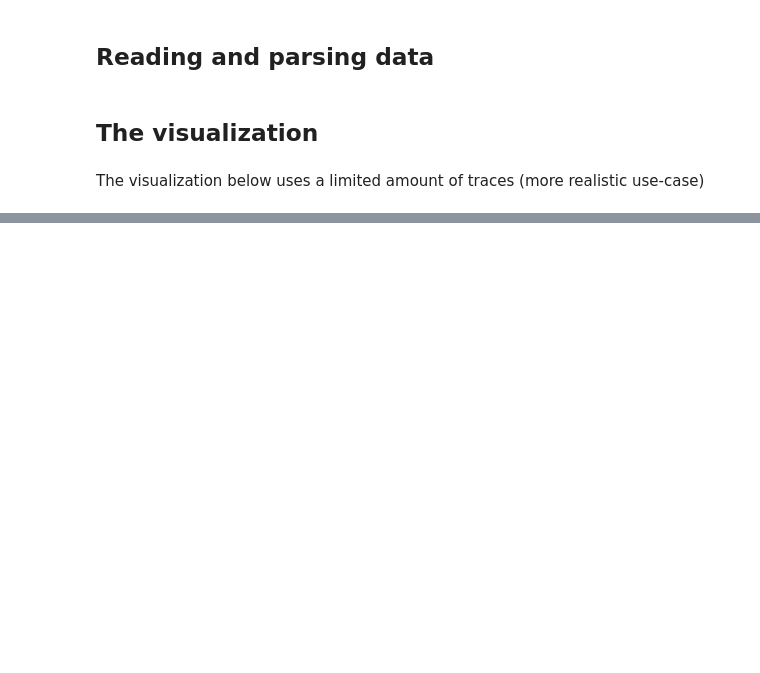
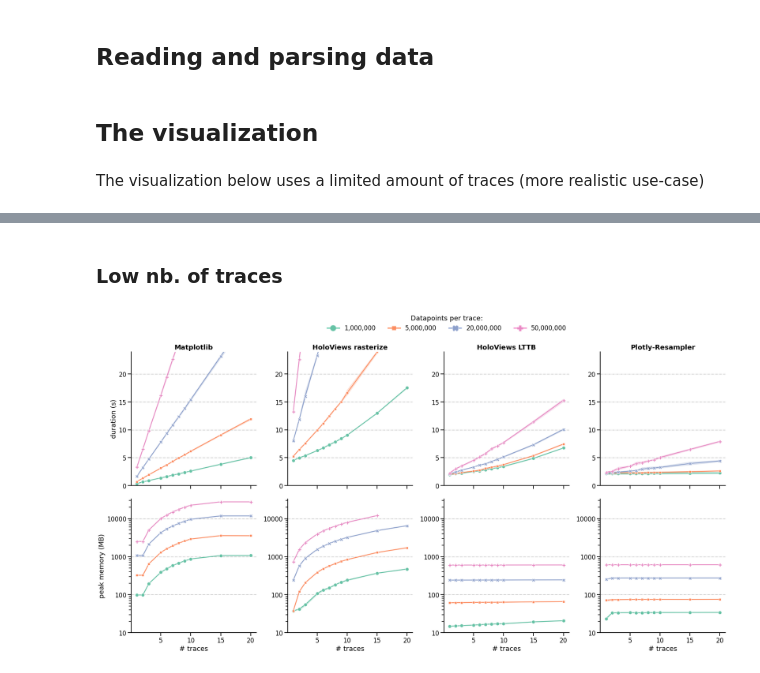
Before and after one commit to predict-idlab/plotly-resampler-benchmarks, a Jupyter notebook: code/benchmark_visualizations.ipynb, the cells around one changed output, grey strips where cells are left out. Drawn from its saved outputs; the diff is of its cells as text; code cells hidden in the pictures; blank space fills up the shorter version.

```diff
--- a/code/benchmark_visualizations.ipynb
+++ b/code/benchmark_visualizations.ipynb
@@ -144,0 +191,10 @@ plt.subplots_adjust(wspace=0.2, hspace=0.2)
+# %%
+data_sizes = (
+    pd.Series(df_mem_viz["n"].unique())
+    .str.replace(",", "")
+    .astype(int)
+    .sort_values()
+    .map(lambda x: f"{x:,}")
+    .to_list()
+)
+data_sizes[2:]
@@ -144,0 +215,70 @@ plt.subplots_adjust(wspace=0.2, hspace=0.2)
+# %% [markdown]
+### Low nb. of traces
+# %%
+row_order = ["duration (s)", "peak memory (MB)"]
+g = sns.relplot(
+    data=df_mem_viz[
+        (df_mem_viz.nb_traces < 30)
+        & (df_mem_viz.nb_traces > 0)
+        & (df_mem_viz.n.isin(data_sizes[5:][::2] + data_sizes[-1:]))
+    ]
+    .rename({"memory (MB)": "peak memory (MB)"})
+    .melt(id_vars=["nb_traces", "toolkit", "index", "n"])
+    .rename(
+        columns={
+            "nb_traces": "# traces",
+            "n": "datapoints per trace",
+        }
+    ),
+    kind="line",
+    hue="datapoints per trace",
+    style="datapoints per trace",
+    markers=True,
+    dashes=False,
+    x="# traces",
+    y="value",
+    row="variable",
+    height=6,
+    palette="Set2",
+    col="toolkit",
+    col_order=[
+        "Matplotlib",
+        "HoloViews rasterize",
+        "HoloViews LTTB",
+        "Plotly-Resampler",
+    ],
+    hue_order=data_sizes[5:][::2] + data_sizes[-1:],
+    facet_kws={"sharey": False},
+)
+g.set_titles("{col_name}")
+plt.setp(g.legend.get_lines(), linewidth=3, markersize=15)
+sns.move_legend(
+    g,
+    "lower center",
+    bbox_to_anchor=(0.5, 1),
+    ncol=4,
+    title="Datapoints per trace:",
+    frameon=False,
+)
+
+for ax in g.axes[0]:
+    ax.set_ylim(0, 24)
+    # ax.set_xlim(0, 15)
+    ax.set_title(ax.title.get_text(), fontdict=dict(fontweight="bold"))
+    ax.grid(True, axis="y", linewidth=1, linestyle="dashdot")
+
+for ax in g.axes[1]:
+    ax.grid(True, axis="y", linewidth=1, linestyle="dashdot")
+    ax.set_title("")
+    # ax.set_xlim(0, 15)
+    ax.set_ylim(10, 33_000)
+    ax.set_yscale("log")
+    # ax.set_yticks([10, 100, 1000, 5_000])
+    ax.get_yaxis().set_major_formatter(matplotlib.ticker.ScalarFormatter())
+
+for row_axs, row_name in zip(g.axes, row_order):
+    row_axs[0].set_ylabel(row_name)
+
+plt.subplots_adjust(wspace=0.25, hspace=0.1)
+# %% [output]
+[figure, added]
```
Also changed, not shown: parts of 18 cells of this notebook.
